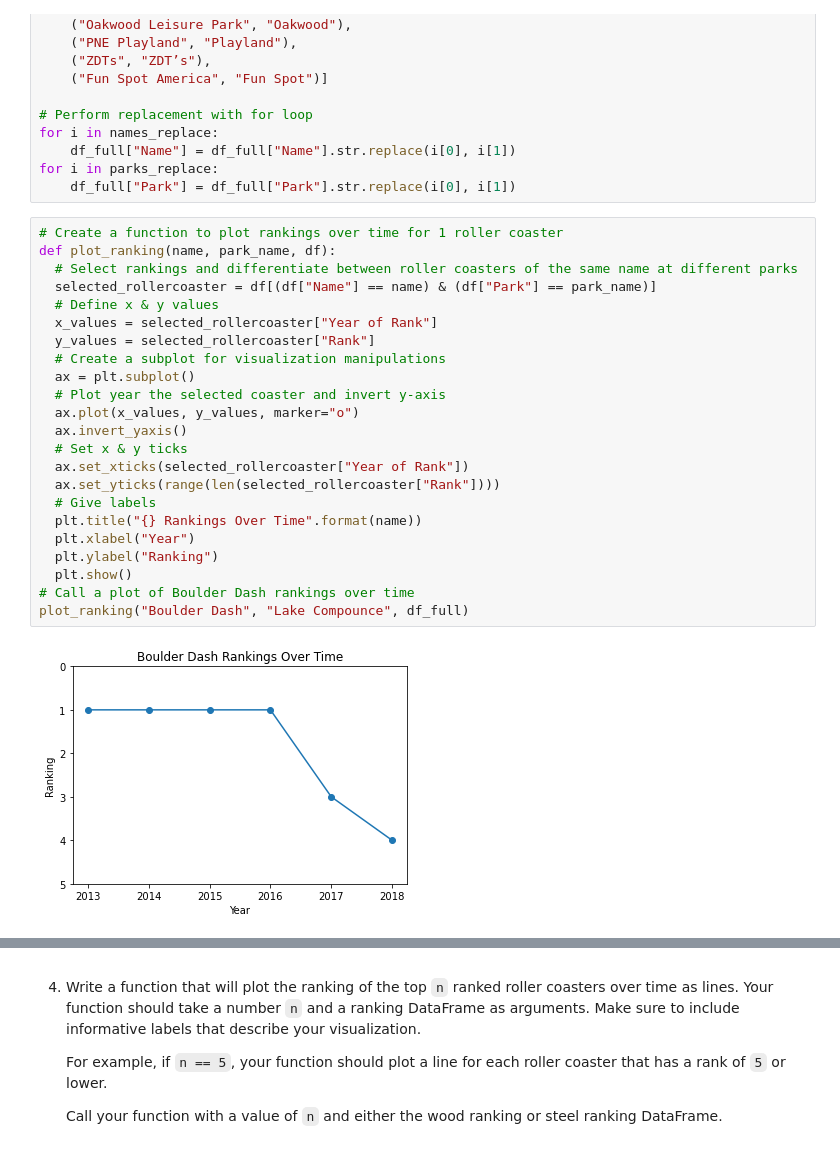
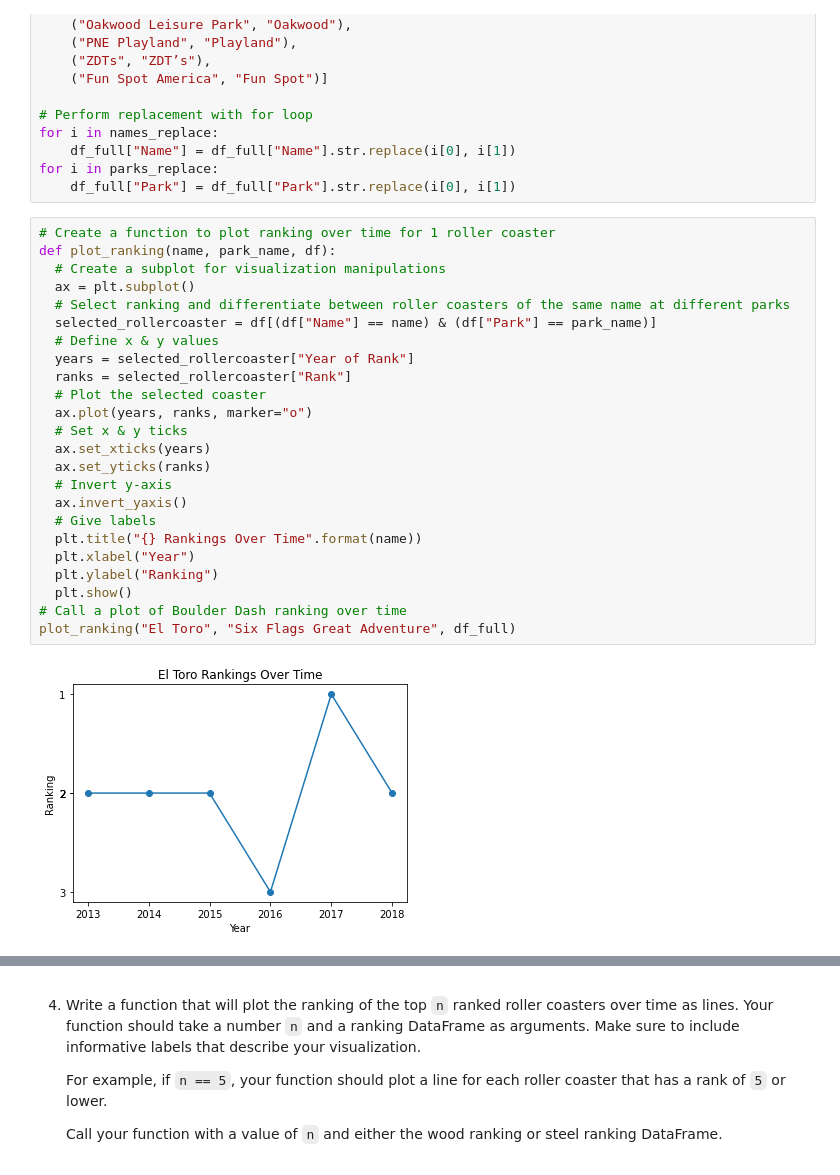
Before and after one commit to soyuz108/Roller-Coasters, a Jupyter notebook: Roller Coaster.ipynb, the cells around one changed output, grey strips where cells are left out. Saved outputs shown, nothing was run; the diff lists cells and outputs as text.

Commit message:
Function #2, changes to graphs

```diff
--- a/Roller Coaster.ipynb
+++ b/Roller Coaster.ipynb
@@ -55,27 +55,28 @@ for i in names_replace:
 for i in parks_replace:
     df_full["Park"] = df_full["Park"].str.replace(i[0], i[1])
 # %%
-# Create a function to plot rankings over time for 1 roller coaster
+# Create a function to plot ranking over time for 1 roller coaster
 def plot_ranking(name, park_name, df):
-  # Select rankings and differentiate between roller coasters of the same name at different parks
+  # Create a subplot for visualization manipulations
+  ax = plt.subplot()
+  # Select ranking and differentiate between roller coasters of the same name at different parks
   selected_rollercoaster = df[(df["Name"] == name) & (df["Park"] == park_name)]
   # Define x & y values
-  x_values = selected_rollercoaster["Year of Rank"]
-  y_values = selected_rollercoaster["Rank"]
-  # Create a subplot for visualization manipulations
-  ax = plt.subplot()
-  # Plot year the selected coaster and invert y-axis
-  ax.plot(x_values, y_values, marker="o")
+  years = selected_rollercoaster["Year of Rank"]
+  ranks = selected_rollercoaster["Rank"]
+  # Plot the selected coaster
+  ax.plot(years, ranks, marker="o")
+  # Set x & y ticks
+  ax.set_xticks(years)
+  ax.set_yticks(ranks)
+  # Invert y-axis
   ax.invert_yaxis()
-  # Set x & y ticks
-  ax.set_xticks(selected_rollercoaster["Year of Rank"])
-  ax.set_yticks(range(len(selected_rollercoaster["Rank"])))
   # Give labels
   plt.title("{} Rankings Over Time".format(name))
   plt.xlabel("Year")
   plt.ylabel("Ranking")
   plt.show()
-# Call a plot of Boulder Dash rankings over time
-plot_ranking("Boulder Dash", "Lake Compounce", df_full)
+# Call a plot of Boulder Dash ranking over time
+plot_ranking("El Toro", "Six Flags Great Adventure", df_full)
 # %% [output]
-[figure, old version]
+[figure, new version]
```
Also changed, not shown: parts of 3 cells of this notebook.
